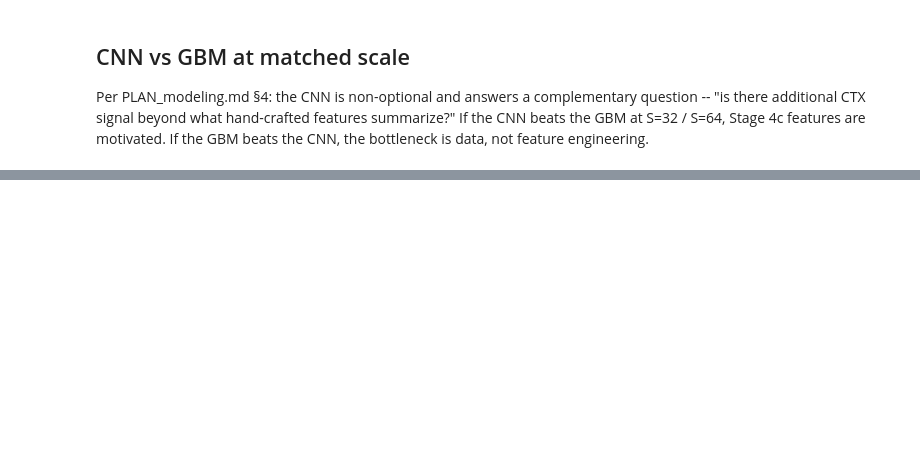
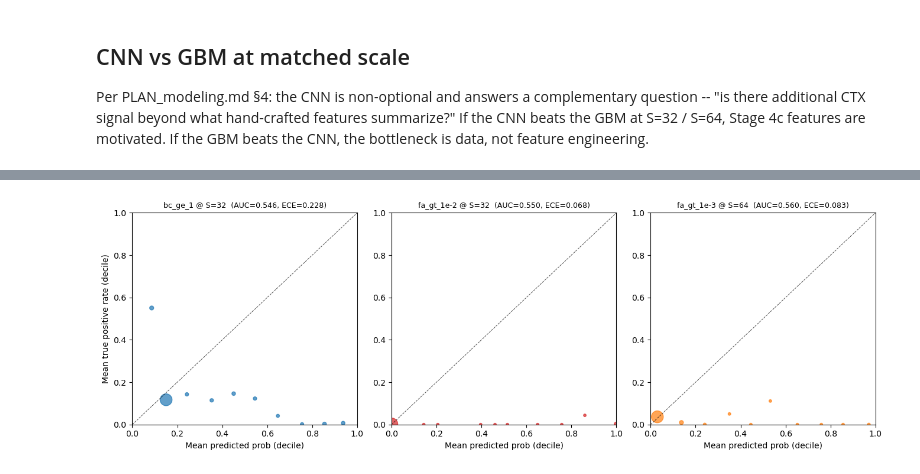
Before and after one commit to brianvamaro/hirise2ctx, a Jupyter notebook: notebooks/10_modeling_qa.ipynb, the cells around one changed output, grey strips where cells are left out. Cells and saved outputs as stored; diff of their text form; code cells hidden in the pictures; blank space fills up the shorter version.

```diff
--- a/notebooks/10_modeling_qa.ipynb
+++ b/notebooks/10_modeling_qa.ipynb
@@ -377,0 +488,45 @@ lightgbm_log1p_huber            64           0.001996          0.075794
+# %%
+# Per-target: pick the scale with the highest AUC mean and plot its calibration deciles
+fig, axes = plt.subplots(1, len(targets_b), figsize=(4.5 * len(targets_b), 4.5), squeeze=False)
+for ax, t in zip(axes[0], targets_b):
+    sub = bin_aggregate[bin_aggregate['target_id'] == t]
+    if sub.empty:
+        continue
+    best = sub.loc[sub['auc_mean'].idxmax()]
+    tile = int(best['tile_size_px'])
+    scale_dirs = sorted((MODELS_ROOT / 'lightgbm_classification').glob(f'*/scale_S{tile}_t{t}'),
+                        key=lambda p: p.stat().st_mtime)
+    if not scale_dirs:
+        ax.set_title(f'{t} S={tile} (no metrics.json found)')
+        continue
+    m = json.loads((scale_dirs[-1] / 'metrics.json').read_text())
+    # Concatenate calibration deciles across folds, re-aggregate
+    all_deciles = []
+    for f in m['per_fold']:
+        for d in f.get('calibration_deciles', []):
+            if d['n'] > 0:
+                all_deciles.append(d)
+    if not all_deciles:
+        ax.set_title(f'{t} S={tile} (no decile data)')
+        continue
+    df = pd.DataFrame(all_deciles)
+    # Aggregate: sum n, weighted mean of mean_pred and mean_true per bin
+    grouped = df.groupby('bin_idx').apply(lambda g: pd.Series({
+        'mean_pred': np.average(g['mean_pred'], weights=g['n']),
+        'mean_true': np.average(g['mean_true'], weights=g['n']),
+        'n_total': g['n'].sum(),
+    })).reset_index()
+    ax.plot([0, 1], [0, 1], 'k--', linewidth=0.7, alpha=0.7, label='perfect calibration')
+    ax.scatter(grouped['mean_pred'], grouped['mean_true'],
+                s=grouped['n_total'] / grouped['n_total'].max() * 200 + 10,
+                alpha=0.7, color=target_colors.get(t, 'tab:purple'))
+    ax.set_xlim(0, 1); ax.set_ylim(0, 1)
+    ax.set_xlabel('Mean predicted prob (decile)')
+    if ax is axes[0][0]:
+        ax.set_ylabel('Mean true positive rate (decile)')
+    ax.set_title(f'{t} @ S={tile}  (AUC={best["auc_mean"]:.3f}, ECE={best["ece_mean"]:.3f})', fontsize=9)
+fig.tight_layout()
+fig.savefig(FIG_DIR / '10_binary_calibration.png', dpi=110)
+plt.show()
+# %% [output]
+[figure, added]
```
Also changed, not shown: parts of 21 cells of this notebook, 9 other files.
